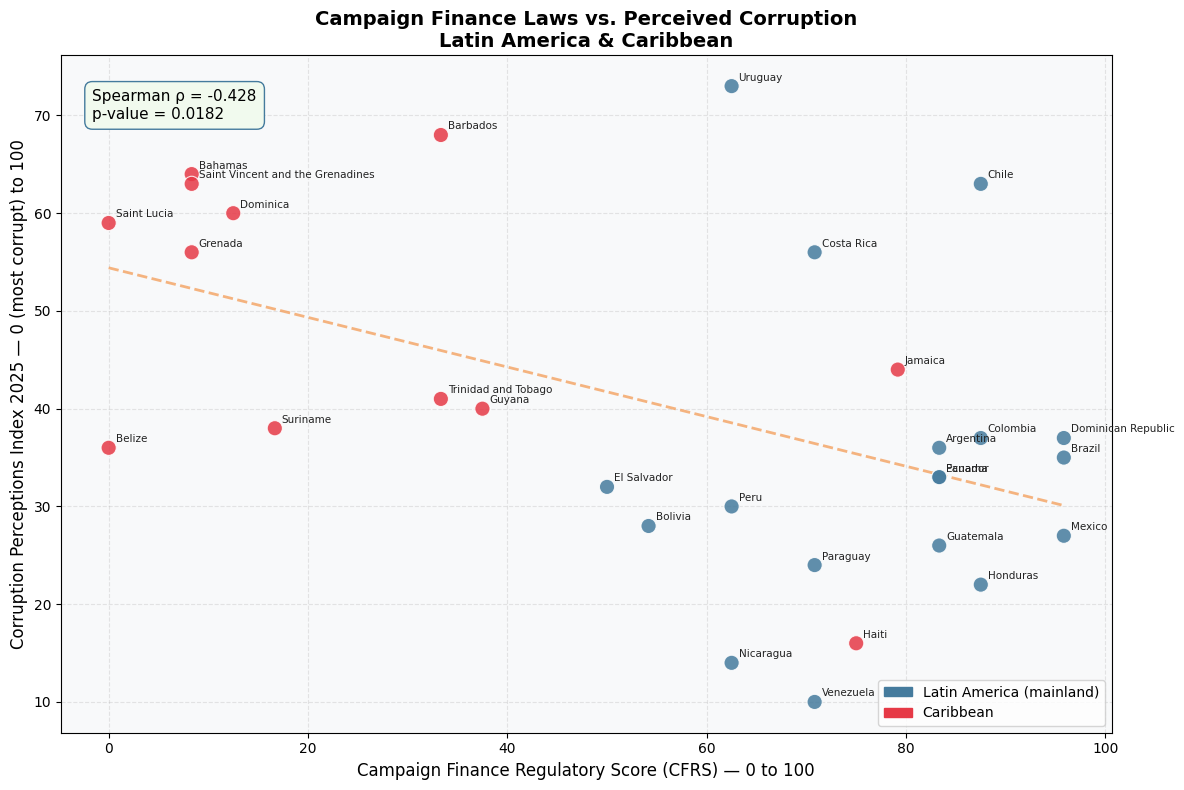
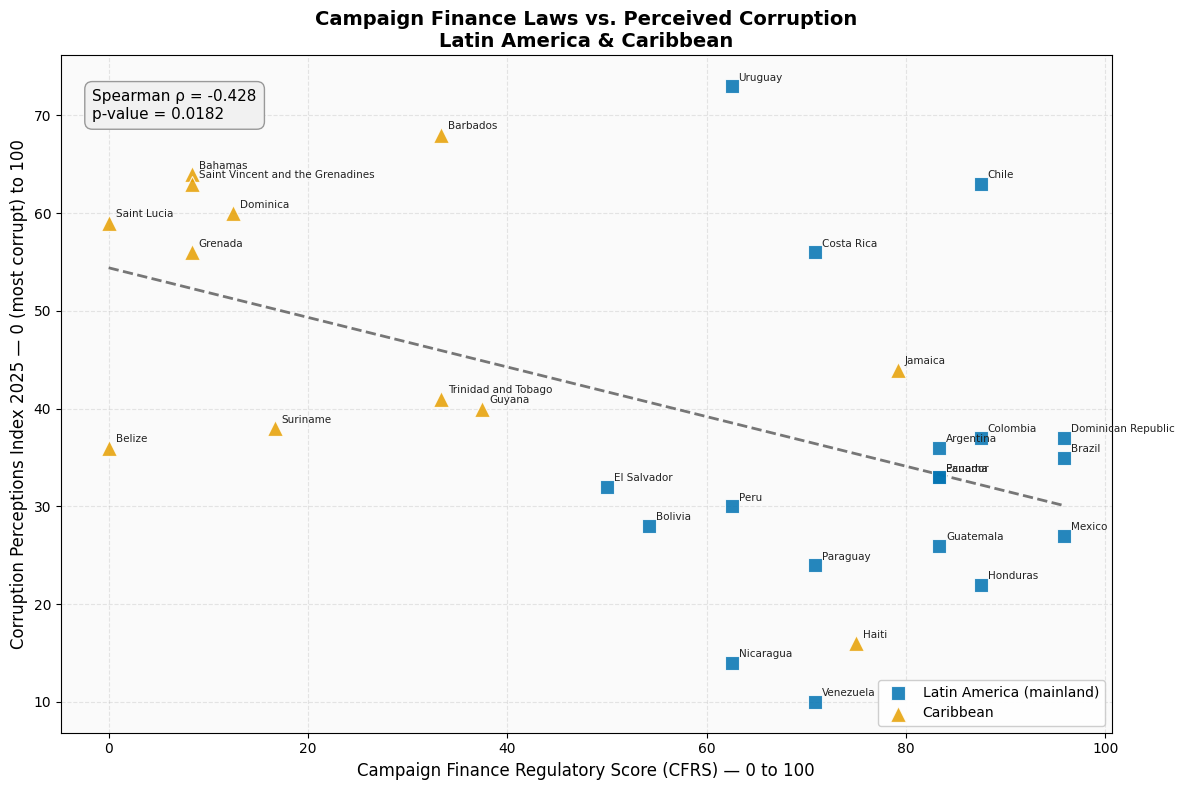
Code edit (unified diff) that turned the first committed figure into the second:
--- before
+++ after
@@ -5,8 +5,19 @@
              'Saint Vincent and the Grenadines','Suriname','Trinidad and Tobago']
 
-colors = merged['Country'].apply(lambda c: '#E63946' if c in caribbean else '#457B9D')
+merged['is_caribbean'] = merged['Country'].isin(caribbean)
+mainland = merged[~merged['is_caribbean']]
+carib    = merged[merged['is_caribbean']]
 
-ax.scatter(merged['CFRS_scaled'], merged['CPI_2025'],
-           c=colors, s=120, alpha=0.85, edgecolors='white', linewidth=0.8, zorder=3)
+# Colorblind-safe palette (Okabe-Ito); shape distinguishes groups even in grayscale.
+# Neither colour implies good/bad, unlike red.
+BLUE   = '#0072B2'   # Latin America (mainland) — squares
+ORANGE = '#E69F00'   # Caribbean — triangles
+
+ax.scatter(mainland['CFRS_scaled'], mainland['CPI_2025'],
+           marker='s', s=110, c=BLUE, alpha=0.85, edgecolors='white', linewidth=0.8,
+           zorder=3, label='Latin America (mainland)')
+ax.scatter(carib['CFRS_scaled'], carib['CPI_2025'],
+           marker='^', s=130, c=ORANGE, alpha=0.85, edgecolors='white', linewidth=0.8,
+           zorder=3, label='Caribbean')
 
 for _, row in merged.iterrows():
@@ -18,19 +29,20 @@
 m, b = np.polyfit(merged['CFRS_scaled'], merged['CPI_2025'], 1)
 x_line = np.linspace(merged['CFRS_scaled'].min(), merged['CFRS_scaled'].max(), 100)
-ax.plot(x_line, m * x_line + b, color='#F4A261', linewidth=2, linestyle='--', alpha=0.8)
+ax.plot(x_line, m * x_line + b, color='#555555', linewidth=2, linestyle='--', alpha=0.8, zorder=2)
 
 ax.text(0.03, 0.95, f"Spearman ρ = {rho:.3f}\np-value = {pval:.4f}",
         transform=ax.transAxes, fontsize=11, verticalalignment='top',
-        bbox=dict(boxstyle='round,pad=0.5', facecolor='#F1FAEE', edgecolor='#457B9D'))
+        bbox=dict(boxstyle='round,pad=0.5', facecolor='#F1F1F1', edgecolor='#999999'))
 
-latam_patch    = mpatches.Patch(color='#457B9D', label='Latin America (mainland)')
-caribbean_patch = mpatches.Patch(color='#E63946', label='Caribbean')
-ax.legend(handles=[latam_patch, caribbean_patch], loc='lower right', fontsize=10)
-
+ax.legend(loc='lower right', fontsize=10, framealpha=0.95)
 ax.set_xlabel('Campaign Finance Regulatory Score (CFRS) — 0 to 100', fontsize=12)
 ax.set_ylabel('Corruption Perceptions Index 2025 — 0 (most corrupt) to 100', fontsize=12)
-ax.set_title('Campaign Finance Laws vs. Perceived Corruption\nLatin America & Caribbean', fontsize=14, fontweight='bold')
+ax.set_title('Campaign Finance Laws vs. Perceived Corruption\nLatin America & Caribbean',
+             fontsize=14, fontweight='bold')
 ax.grid(True, alpha=0.3, linestyle='--')
-ax.set_facecolor('#F8F9FA')
+ax.set_facecolor('#FAFAFA')
 plt.tight_layout()
+
+# Save the figure so outputs/ stays in sync with the notebook
+plt.savefig('../outputs/cfrs_vs_cpi.png', dpi=150, bbox_inches='tight')
 plt.show()

Commit: Improve scatter plot: shape-encode groups + colorblind-safe palette